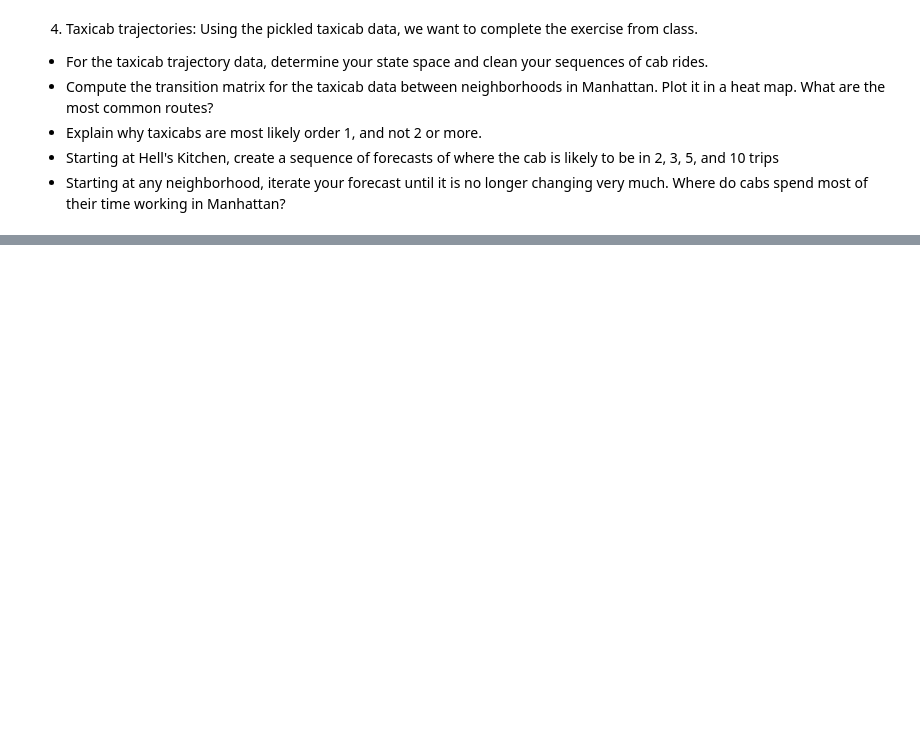
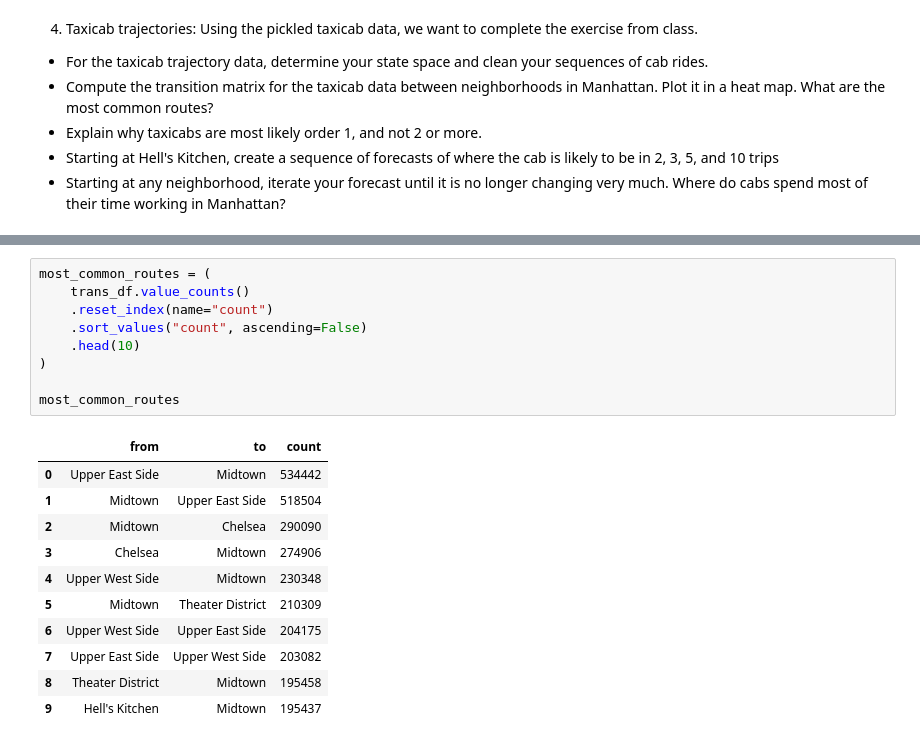
Before and after one commit to rtbaum/DS-5030, a Jupyter notebook: assignment_5.ipynb, the cells around one changed output, grey strips where cells are left out. Drawn from its saved outputs; the diff is of its cells as text; blank space fills up the shorter version.

```diff
--- a/assignment_5.ipynb
+++ b/assignment_5.ipynb
@@ -364,0 +426,21 @@ I would note a few things that is impacting our model's success:
+# %%
+most_common_routes = (
+    trans_df.value_counts()
+    .reset_index(name="count")
+    .sort_values("count", ascending=False)
+    .head(10)
+)
+
+most_common_routes
+# %% [output]
+|  | from | to | count |
+| 0 | Upper East Side | Midtown | 534442 |
+| 1 | Midtown | Upper East Side | 518504 |
+| 2 | Midtown | Chelsea | 290090 |
+| 3 | Chelsea | Midtown | 274906 |
+| 4 | Upper West Side | Midtown | 230348 |
+| 5 | Midtown | Theater District | 210309 |
+| 6 | Upper West Side | Upper East Side | 204175 |
+| 7 | Upper East Side | Upper West Side | 203082 |
+| 8 | Theater District | Midtown | 195458 |
+| 9 | Hell's Kitchen | Midtown | 195437 |
```
Also changed, not shown: parts of 11 cells of this notebook.
